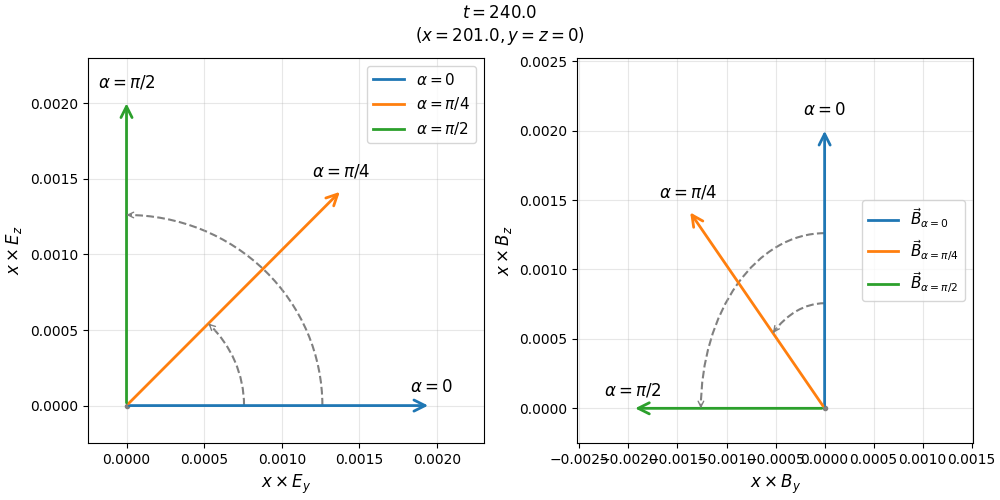
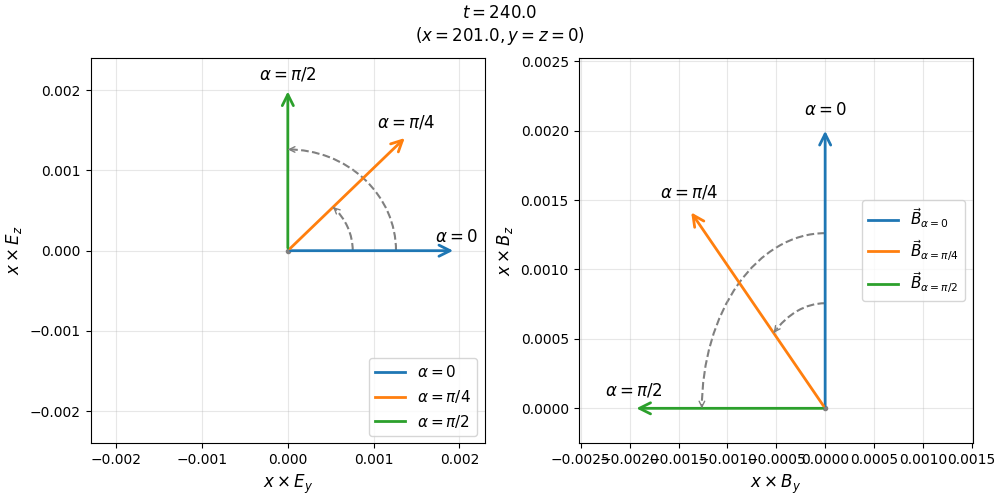
Unified diff of the notebook cell whose output changed from the first chart to the second:
--- before
+++ after
@@ -64,8 +64,8 @@
 
 #ax1.set_xlim(-0.6*limit, limit)
-ax1.set_xlim(-0.00025, 0.0023)
-ax1.set_ylim(-0.00025, 0.0023)
+ax1.set_xlim(-0.0023, 0.0023)
+ax1.set_ylim(-0.0024, 0.0024)
 ax2.set_xlim(-limit, 0.6*limit)
-ax1.legend(loc='upper right',  fontsize=11, framealpha=0.8)
+ax1.legend(loc='lower right',  fontsize=11, framealpha=0.8)
 ax2.legend(loc='center right', fontsize=11, framealpha=0.8)
 

Commit: included analysis videos of punctures location